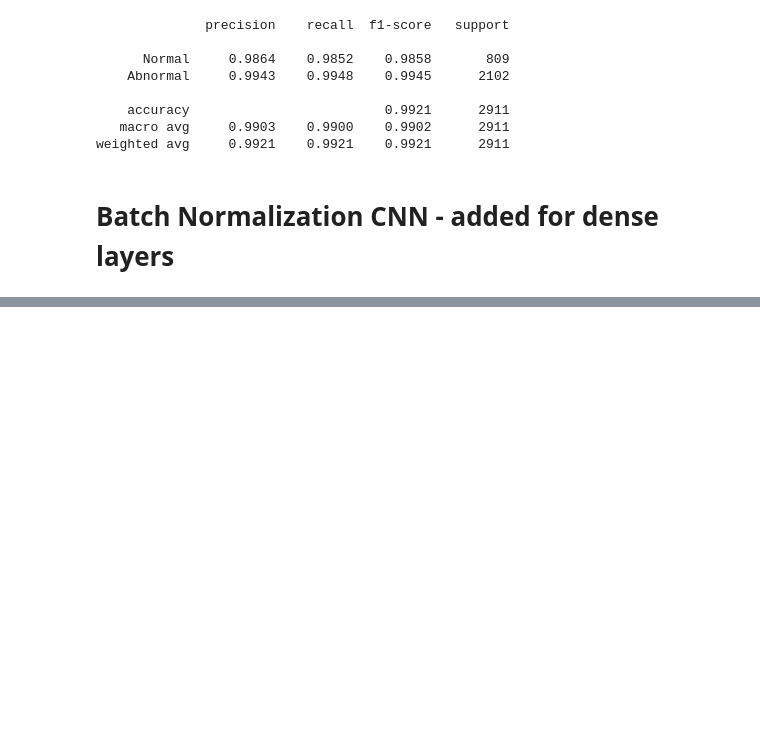
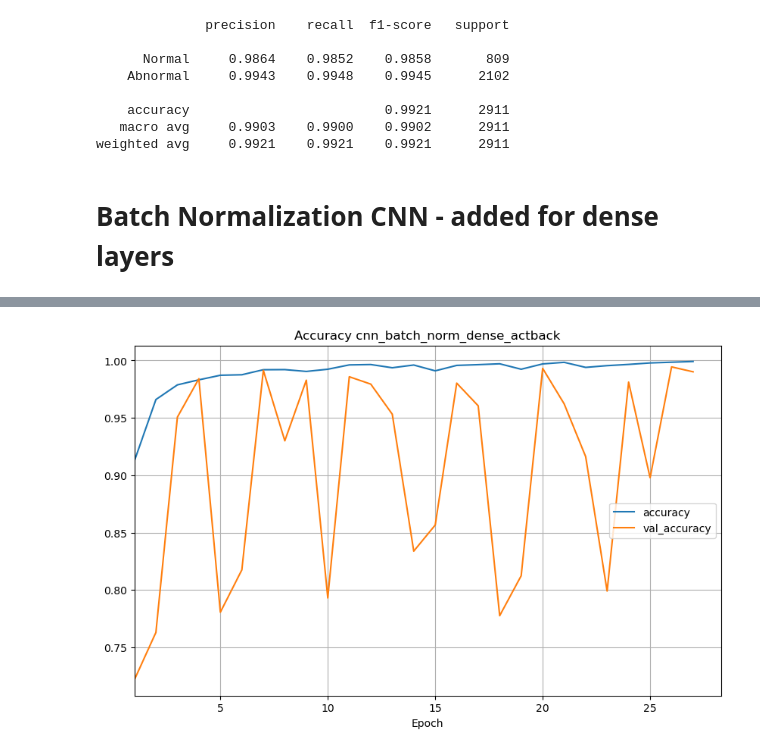
Before and after one commit to JespervanGils/DL-Project-ECG, a Jupyter notebook: DL_Project_ECG_PTB-DB_Iteration_5.ipynb, the cells around one changed output, grey strips where cells are left out. Cells and saved outputs as stored; diff of their text form; code cells hidden in the pictures; blank space fills up the shorter version.

```diff
--- a/DL_Project_ECG_PTB-DB_Iteration_5.ipynb
+++ b/DL_Project_ECG_PTB-DB_Iteration_5.ipynb
@@ -1570,0 +1656,14 @@ weighted avg     0.9925    0.9924    0.9925      2911
+# %%
+cols = ['accuracy', 'val_accuracy']
+
+plt.figure(figsize=(10,6))
+plt.plot(history_df[cols])
+plt.grid(True)
+plt.xlabel('Epoch')
+plt.gca().set_xlim(left=1)
+plt_title = 'Accuracy ' + name
+plt.title(plt_title)
+plt.legend(cols, loc="right")
+plt.show()
+# %% [output]
+[figure, added]
```
Also changed, not shown: parts of 15 cells of this notebook.
